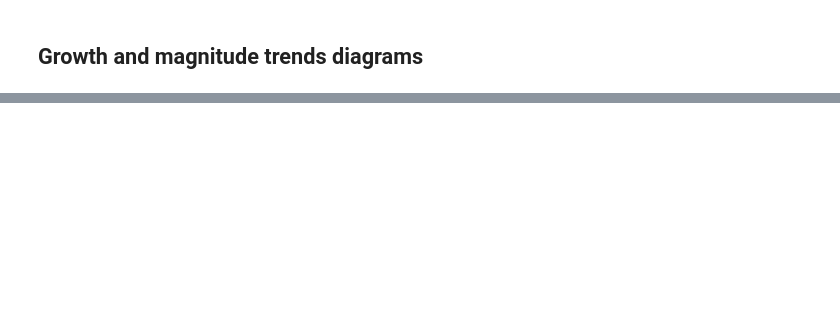
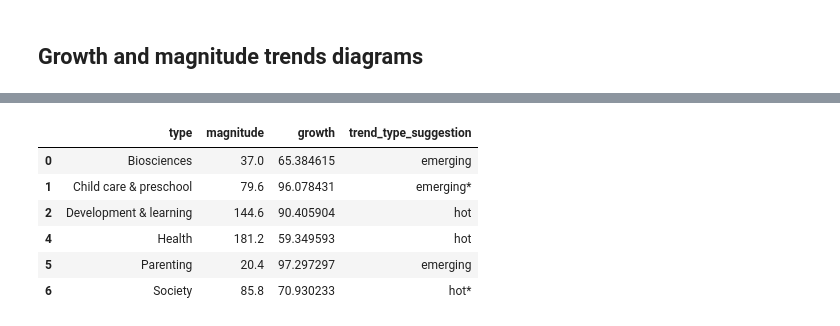
Before and after one commit to nestauk/discovery_child_development, a Jupyter notebook: discovery_child_development/analysis/final/technical_appendix.ipynb, the cells around one changed output, grey strips where cells are left out. Cells and saved outputs as stored; diff of their text form; code cells hidden in the pictures; blank space fills up the shorter version.

```diff
--- a/discovery_child_development/analysis/final/technical_appendix.ipynb
+++ b/discovery_child_development/analysis/final/technical_appendix.ipynb
@@ -1935,0 +2321,2 @@ fig.save(FIGURE_DIR / 'Applications_x_digital_tech_crunchbase_counts.html')
+# %%
+chart_trends._epsilon = 0.05
@@ -1935,0 +2338,20 @@ fig.save(FIGURE_DIR / 'Applications_x_digital_tech_crunchbase_counts.html')
+# %%
+chart_trends._epsilon = 0.025
+mid_point = ukri_trends_typology.magnitude.median()
+
+fig = chart_trends.mangitude_vs_growth_chart(
+    data = (
+        ukri_trends_typology
+        .rename(columns = {'type': 'category'})
+        .assign(growth = lambda df: df.growth / 100)
+        # .assign(magnitude = lambda df: df.magnitude / 1000)
+    ),
+    x_limit=10000,
+    y_limit= 3.5,
+    mid_point=mid_point,
+    baseline_growth=0,
+    text_column = "category",
+    values_label = "Average new funding per year (£ thousands)",
+)
+fig.display()
+fig.save(FIGURE_DIR / 'Figure7_ukri_trends.png', scale_factor=2.0)
@@ -1935,0 +2360,15 @@ fig.save(FIGURE_DIR / 'Applications_x_digital_tech_crunchbase_counts.html')
+# %%
+openalex_trends_typology = chart_trends.estimate_trend_type(
+    openalex_application_trends,
+    magnitude_column='magnitude',
+    growth_column='growth'
+)[['type', 'magnitude', 'growth', 'trend_type_suggestion']]
+openalex_trends_typology
+# %% [output]
+|  | type | magnitude | growth | trend_type_suggestion |
+| 0 | Biosciences | 37.0 | 65.384615 | emerging |
+| 1 | Child care & preschool | 79.6 | 96.078431 | emerging* |
+| 2 | Development & learning | 144.6 | 90.405904 | hot |
+| 4 | Health | 181.2 | 59.349593 | hot |
+| 5 | Parenting | 20.4 | 97.297297 | emerging |
+| 6 | Society | 85.8 | 70.930233 | hot* |
```
Also changed, not shown: parts of 78 cells of this notebook, 5 other files.
